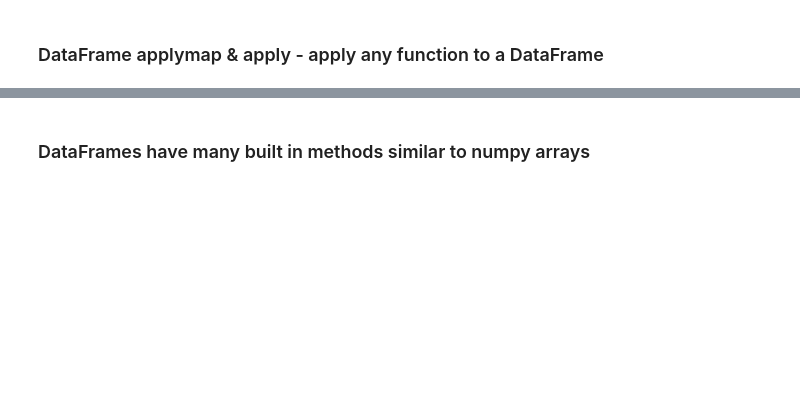
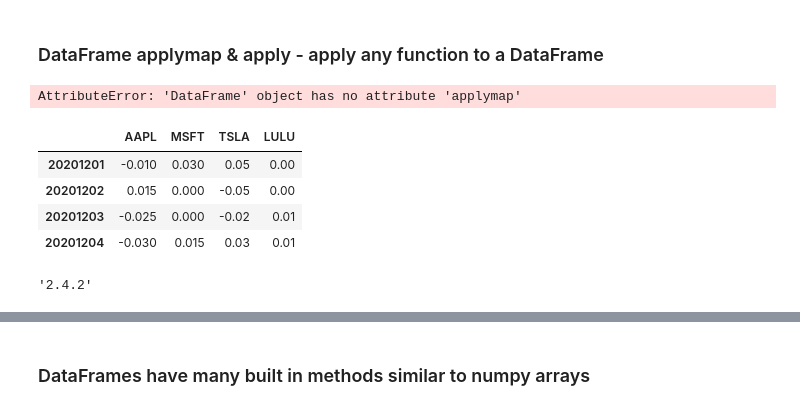
Before and after one commit to haule92/rqst, a Jupyter notebook: twsq/jupyter_code_examples/pandas_dataframe_practice/DataAnalysis.ipynb, the cells around one changed output, grey strips where cells are left out. Cells and saved outputs as stored; diff of their text form; code cells hidden in the pictures; blank space fills up the shorter version.

```diff
--- a/twsq/jupyter_code_examples/pandas_dataframe_practice/DataAnalysis.ipynb
+++ b/twsq/jupyter_code_examples/pandas_dataframe_practice/DataAnalysis.ipynb
@@ -46,5 +68,19 @@ df.applymap(thresh)
 # %%
-df
+df.applymap(thresh)
+# %% [output]
+AttributeError: 'DataFrame' object has no attribute 'applymap'
+# %%
+df.map(thresh)
+# %% [output]
+|  | AAPL | MSFT | TSLA | LULU |
+| 20201201 | -0.010 | 0.030 | 0.05 | 0.00 |
+| 20201202 | 0.015 | 0.000 | -0.05 | 0.00 |
+| 20201203 | -0.025 | 0.000 | -0.02 | 0.01 |
+| 20201204 | -0.030 | 0.015 | 0.03 | 0.01 |
+# %%
+np.__version__
+# %% [output]
+'2.4.2'
 # %%
 def max_minus_min(ser):
     return ser.max()-ser.min()
```
Also changed, not shown: parts of 19 cells of this notebook, 6 other files.
